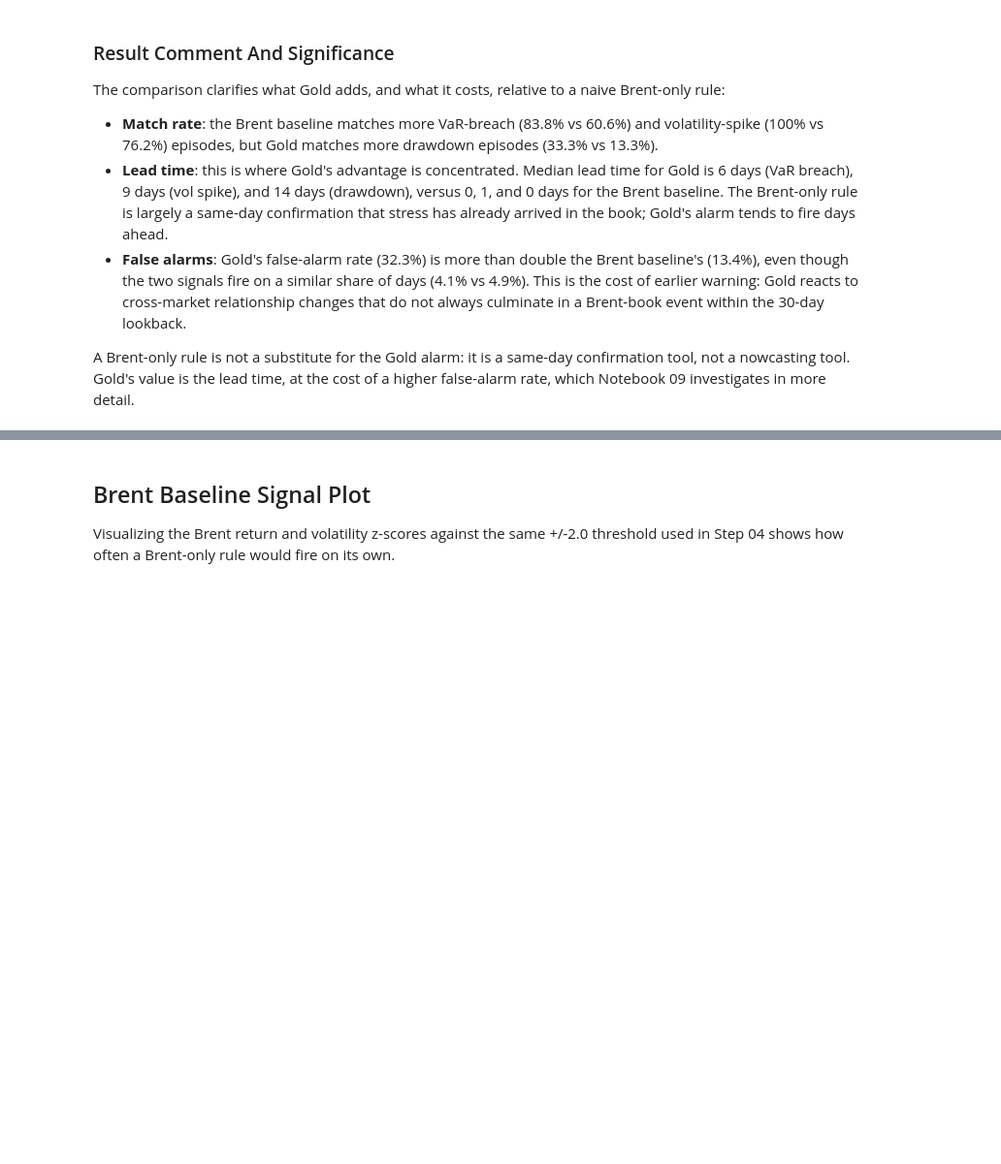
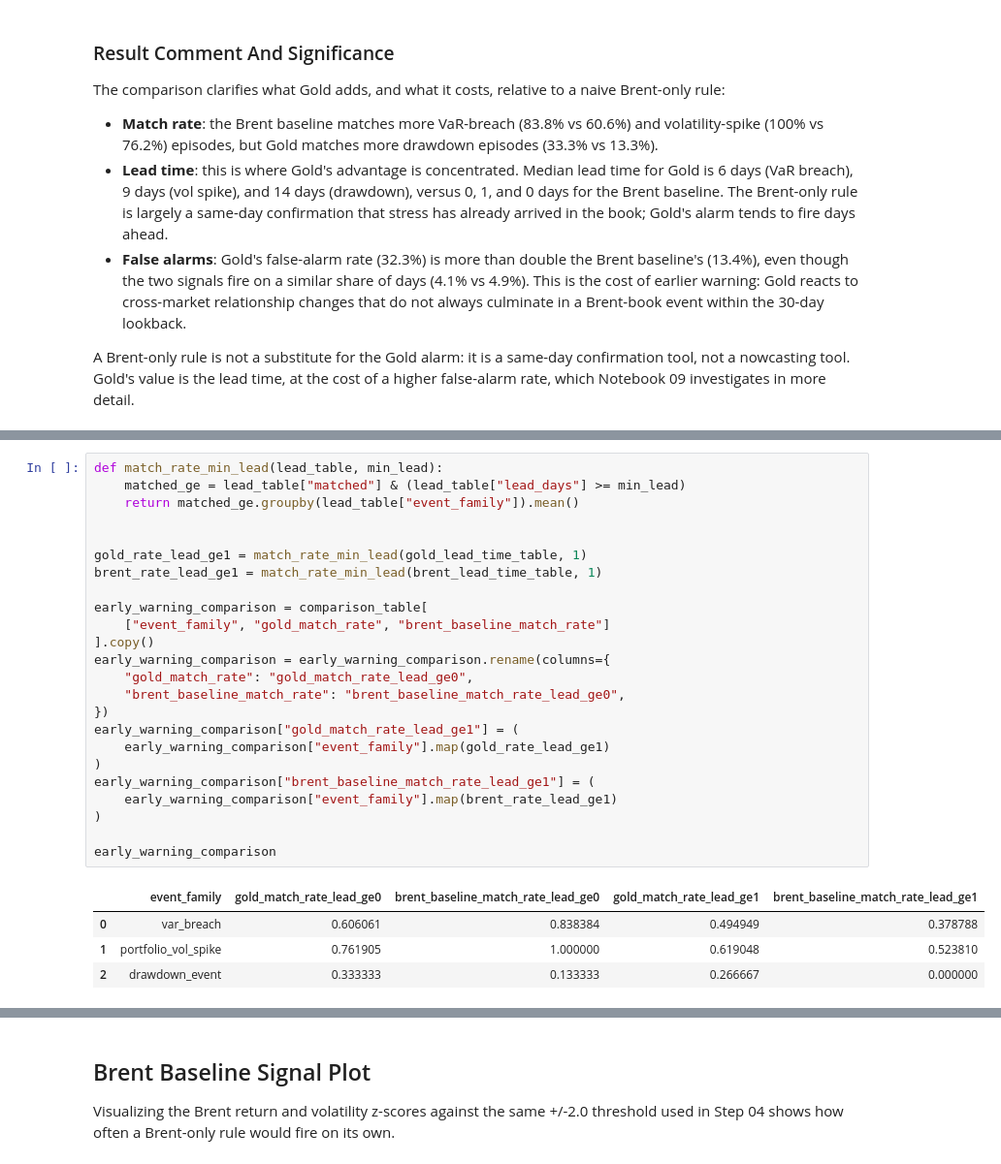
Before and after one commit to sohweihan/qf637, a Jupyter notebook: 07_BrentBaselineAlarm.ipynb, the cells around one changed output, grey strips where cells are left out. Shown at 97% size. Saved outputs shown, nothing was run; the diff lists cells and outputs as text; blank space fills up the shorter version.

```diff
--- a/07_BrentBaselineAlarm.ipynb
+++ b/07_BrentBaselineAlarm.ipynb
@@ -387,0 +403,29 @@ rate, which Notebook 09 investigates in more detail.
+# %%
+def match_rate_min_lead(lead_table, min_lead):
+    matched_ge = lead_table["matched"] & (lead_table["lead_days"] >= min_lead)
+    return matched_ge.groupby(lead_table["event_family"]).mean()
+
+
+gold_rate_lead_ge1 = match_rate_min_lead(gold_lead_time_table, 1)
+brent_rate_lead_ge1 = match_rate_min_lead(brent_lead_time_table, 1)
+
+early_warning_comparison = comparison_table[
+    ["event_family", "gold_match_rate", "brent_baseline_match_rate"]
+].copy()
+early_warning_comparison = early_warning_comparison.rename(columns={
+    "gold_match_rate": "gold_match_rate_lead_ge0",
+    "brent_baseline_match_rate": "brent_baseline_match_rate_lead_ge0",
+})
+early_warning_comparison["gold_match_rate_lead_ge1"] = (
+    early_warning_comparison["event_family"].map(gold_rate_lead_ge1)
+)
+early_warning_comparison["brent_baseline_match_rate_lead_ge1"] = (
+    early_warning_comparison["event_family"].map(brent_rate_lead_ge1)
+)
+
+early_warning_comparison
+# %% [output]
+|  | event_family | gold_match_rate_lead_ge0 | brent_baseline_match_rate_lead_ge0 | gold_match_rate_lead_ge1 | brent_baseline_match_rate_lead_ge1 |
+| 0 | var_breach | 0.606061 | 0.838384 | 0.494949 | 0.378788 |
+| 1 | portfolio_vol_spike | 0.761905 | 1.000000 | 0.619048 | 0.523810 |
+| 2 | drawdown_event | 0.333333 | 0.133333 | 0.266667 | 0.000000 |
```
Also changed, not shown: parts of 6 cells of this notebook.
